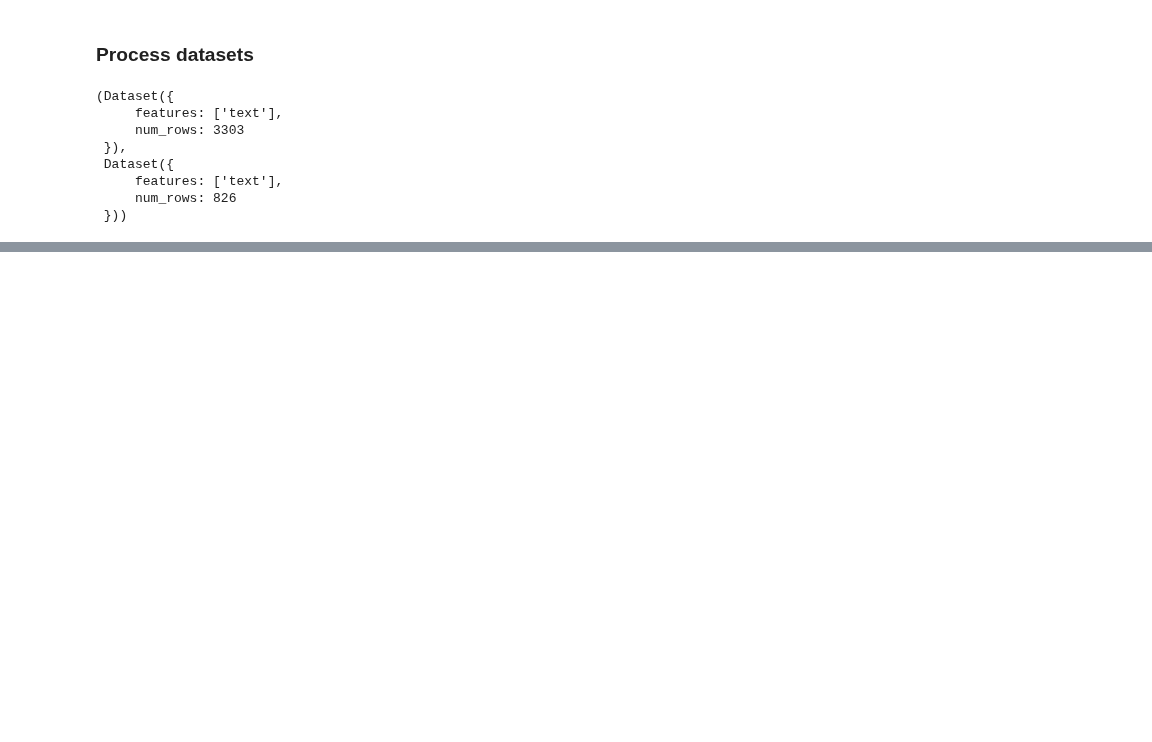
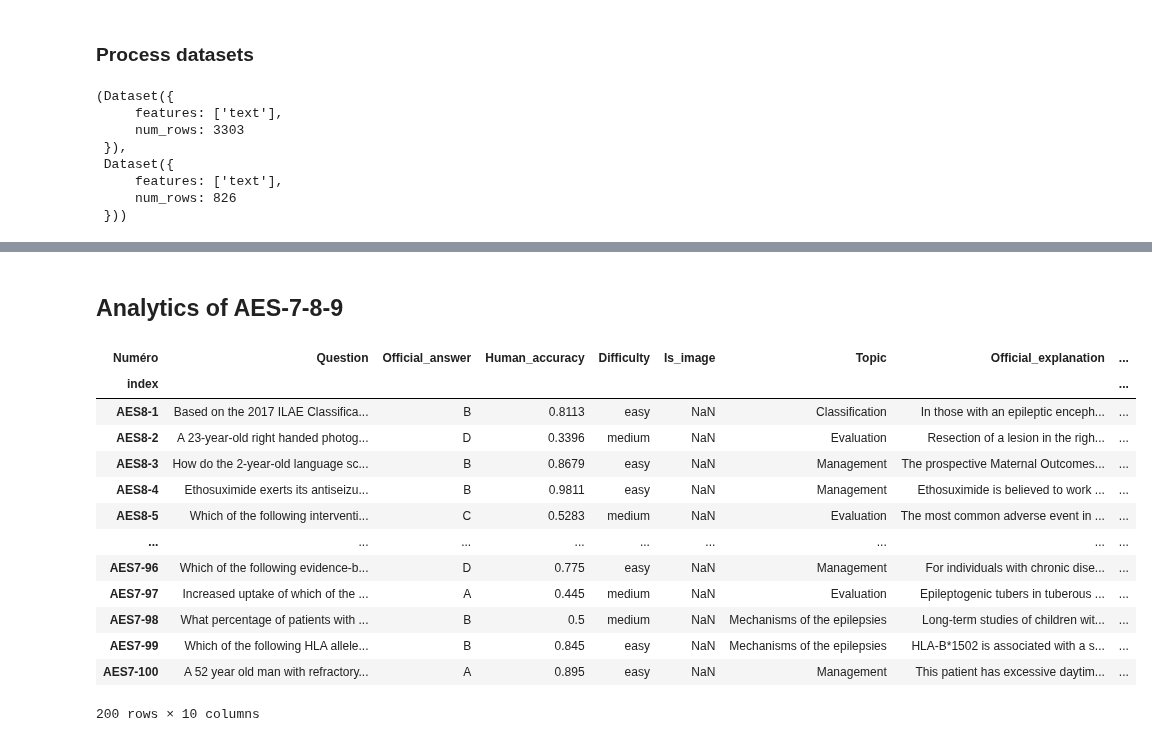
Before and after one commit to magantoine/EpiLLM, a Jupyter notebook: notebooks/process_mcq.ipynb, the cells around one changed output, grey strips where cells are left out. Saved outputs shown, nothing was run; the diff lists cells and outputs as text; code cells hidden in the pictures; blank space fills up the shorter version.

```diff
--- a/notebooks/process_mcq.ipynb
+++ b/notebooks/process_mcq.ipynb
@@ -148,0 +241,2 @@ pmc_test.save_to_disk("docs/pmc_patiens_fil_test.hf")
+# %% [markdown]
+## Analytics of AES-7-8-9
@@ -148,0 +247,21 @@ pmc_test.save_to_disk("docs/pmc_patiens_fil_test.hf")
+# %%
+aes = pd.read_excel("docs/benchmarks/self_assessment/AES7-8.xlsx").set_index("Numéro").T.reset_index()
+aes["index"] = aes["index"].apply(lambda _ : _.replace("Question ", ""))
+aes["AES"] = aes["index"].apply(lambda _ : _.split("-")[0][-1])
+aes = aes.set_index("index")
+aes
+# %% [output]
+| Numéro | Question | Official_answer | Human_accuracy | Difficulty | Is_image | Topic | Official_explanation | ... |
+| index |  |  |  |  |  |  |  | ... |
+| AES8-1 | Based on the 2017 ILAE Classifica... | B | 0.8113 | easy | NaN | Classification | In those with an epileptic enceph... | ... |
+| AES8-2 | A 23-year-old right handed photog... | D | 0.3396 | medium | NaN | Evaluation | Resection of a lesion in the righ... | ... |
+| AES8-3 | How do the 2-year-old language sc... | B | 0.8679 | easy | NaN | Management | The prospective Maternal Outcomes... | ... |
+| AES8-4 | Ethosuximide exerts its antiseizu... | B | 0.9811 | easy | NaN | Management | Ethosuximide is believed to work ... | ... |
+| AES8-5 | Which of the following interventi... | C | 0.5283 | medium | NaN | Evaluation | The most common adverse event in ... | ... |
+| ... | ... | ... | ... | ... | ... | ... | ... | ... |
+| AES7-96 | Which of the following evidence-b... | D | 0.775 | easy | NaN | Management | For individuals with chronic dise... | ... |
+| AES7-97 | Increased uptake of which of the ... | A | 0.445 | medium | NaN | Evaluation | Epileptogenic tubers in tuberous ... | ... |
+| AES7-98 | What percentage of patients with ... | B | 0.5 | medium | NaN | Mechanisms of the epilepsies | Long-term studies of children wit... | ... |
+| AES7-99 | Which of the following HLA allele... | B | 0.845 | easy | NaN | Mechanisms of the epilepsies | HLA-B*1502 is associated with a s... | ... |
+| AES7-100 | A 52 year old man with refractory... | A | 0.895 | easy | NaN | Management | This patient has excessive daytim... | ... |
+200 rows × 10 columns
```
Also changed, not shown: parts of 16 cells of this notebook.
